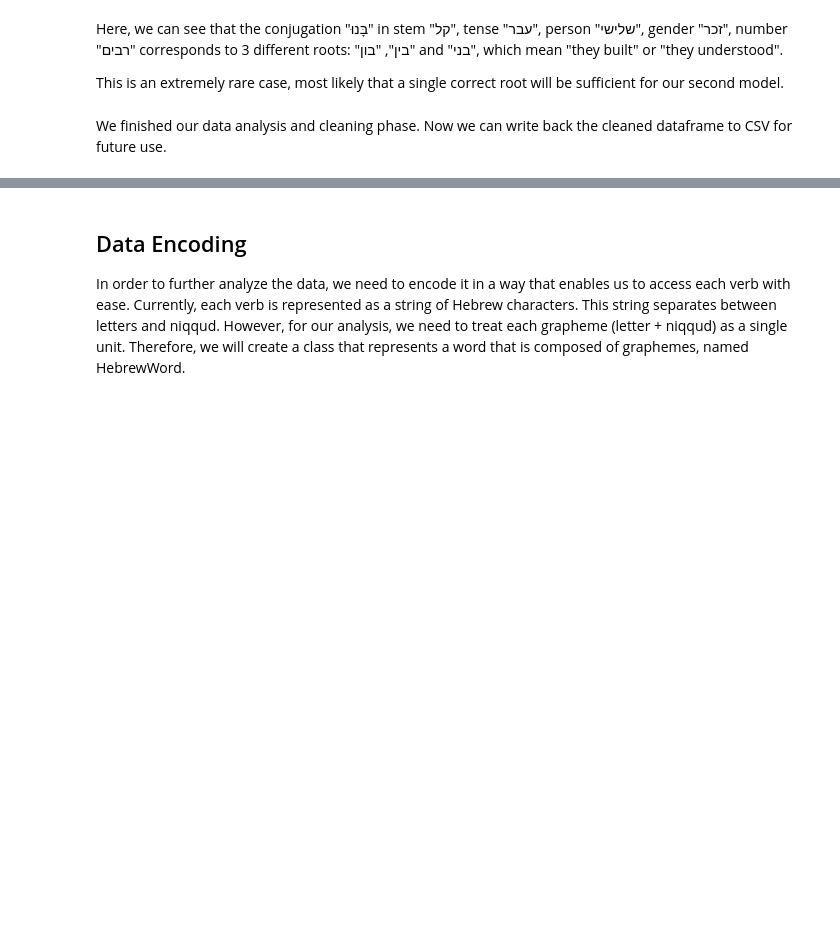
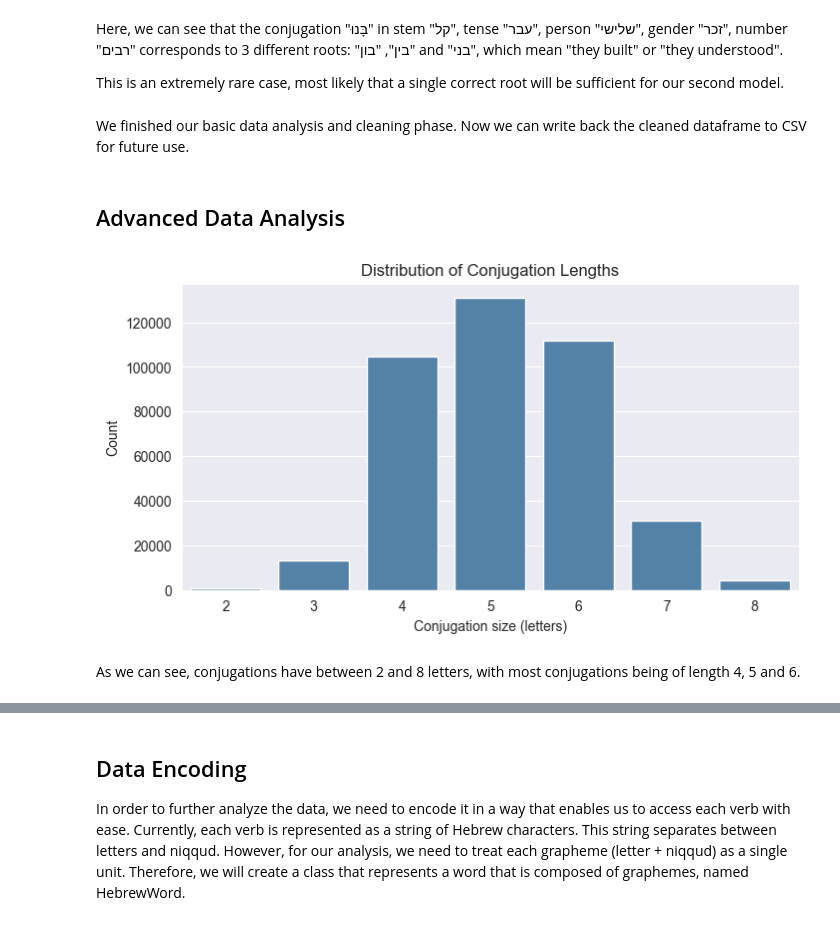
Before and after one commit to EyalShahimov/HebrewWordsAnalysis, a Jupyter notebook: main.ipynb, the cells around one changed output, grey strips where cells are left out. Drawn from its saved outputs; the diff is of its cells as text; code cells hidden in the pictures; blank space fills up the shorter version.

```diff
--- a/main.ipynb
+++ b/main.ipynb
@@ -722,6 +722,23 @@ Here, we can see that the conjugation "בָּנוּ" in stem "קל", tense "עב
 
 This is an extremely rare case, most likely that a single correct root will be sufficient for our second model.
 # %% [markdown]
-We finished our data analysis and cleaning phase. Now we can write back the cleaned dataframe to CSV for future use.
+We finished our basic data analysis and cleaning phase. Now we can write back the cleaned dataframe to CSV for future use.
 # %%
 VERBS_DF.to_csv(CLEANED_CONJUGATIONS_CSV, index=False, encoding='utf-16')
+# %% [markdown]
+## Advanced Data Analysis
+# %%
+def plot_conjugation_length_distribution(df: pd.DataFrame) -> None:
+    lengths = df['conjugation'].map(letter_count).value_counts().sort_index()
+    plt.figure(figsize=(8, 4))
+    sns.barplot(x=lengths.index.astype(int), y=lengths.values, color='steelblue')
+    plt.xlabel('Conjugation size (letters)')
+    plt.ylabel('Count')
+    plt.title('Distribution of Conjugation Lengths')
+    plt.show()
+# %%
+plot_conjugation_length_distribution(VERBS_DF)
+# %% [output]
+[figure, added]
+# %% [markdown]
+As we can see, conjugations have between 2 and 8 letters, with most conjugations being of length 4, 5 and 6.
```
Also changed, not shown: parts of 4 cells of this notebook.
